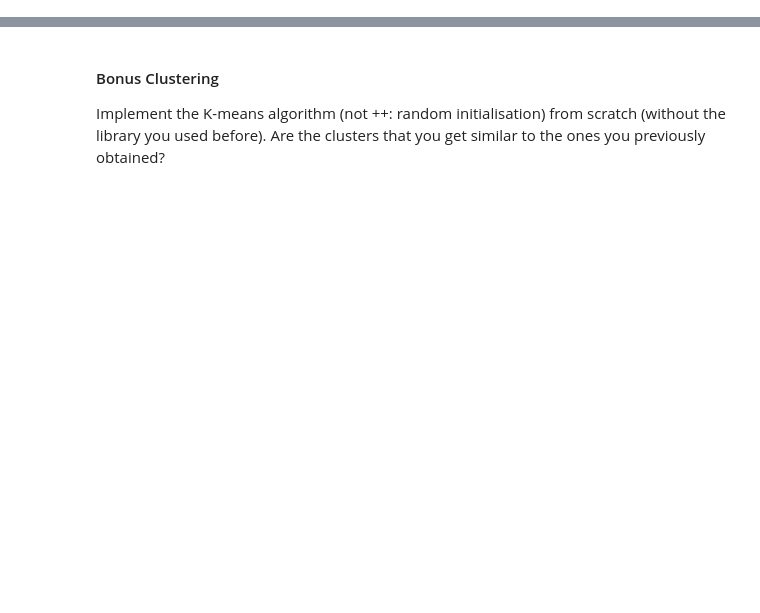
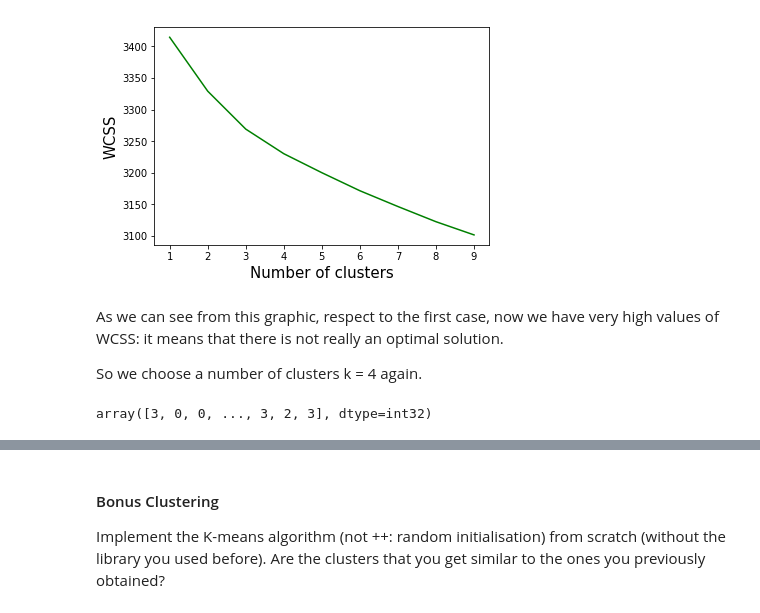
Before and after one commit to lrnzgiusti/ADM-HW4-GP29, a Jupyter notebook: ADM-HW4-GP29.ipynb, the cells around one changed output, grey strips where cells are left out. Saved outputs shown, nothing was run; the diff lists cells and outputs as text; code cells hidden in the pictures; blank space fills up the shorter version.

```diff
--- a/ADM-HW4-GP29.ipynb
+++ b/ADM-HW4-GP29.ipynb
@@ -6,0 +475,2 @@ from pyspark.sql import SparkSession
+# %%
+clust1 =KMeans(n_clusters= 4, init= 'k-means++').fit(df1)
@@ -6,0 +483,30 @@ from pyspark.sql import SparkSession
+# %%
+#for every cluster, the list of their announcements
+dic={}
+
+for i in range(len(labels1)):
+    if labels1[i] not in dic:
+        #there is not ann0, so increment i+1
+        dic[labels1[i]] = [i+1]
+    else:
+        dic[labels1[i]].append(i+1)
+# %%
+wcss2=[]
+for i in range(1, 10):
+    kmeans_df2=KMeans(n_clusters = i, init = 'k-means++').fit(df2)
+    wcss2.append(kmeans_df2.inertia_)
+# %%
+x = range(1, 10)
+y = wcss2
+
+plt.plot(x,y, color= 'green')
+
+plt.xlabel("Number of clusters", fontsize= 15, color='black')
+plt.ylabel("WCSS", fontsize= 15, color='black')
+plt.show()
+# %% [output]
+[figure, added]
+# %% [markdown]
+As we can see from this graphic, respect to the first case, now we have very high values of WCSS: it means that there is not really an optimal solution.
+
+So we choose a number of clusters k = 4 again.
@@ -6,0 +515,5 @@ from pyspark.sql import SparkSession
+# %%
+labels2 = clust2.labels_
+labels2
+# %% [output]
+array([3, 0, 0, ..., 3, 2, 3], dtype=int32)
```
Also changed, not shown: parts of 61 cells of this notebook.
